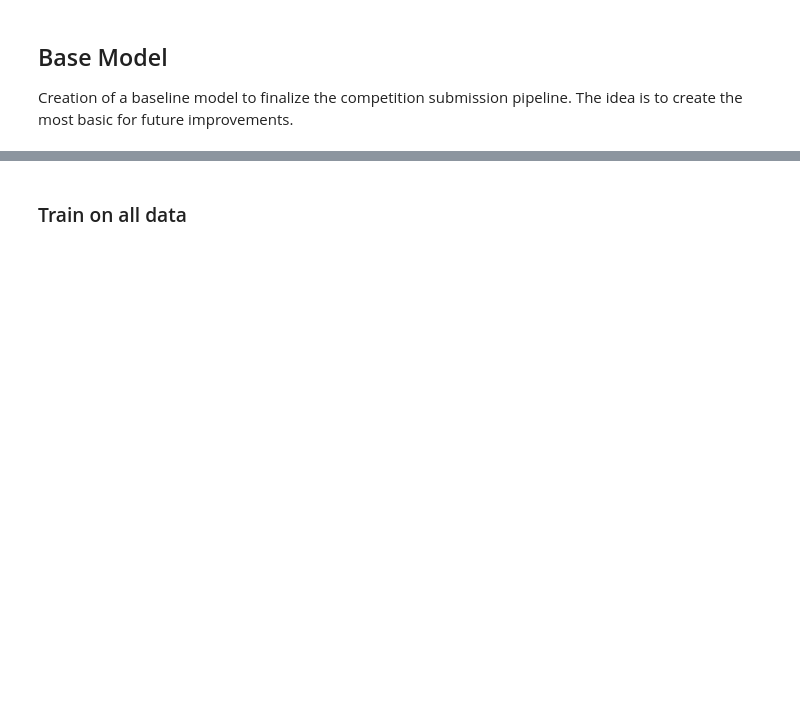
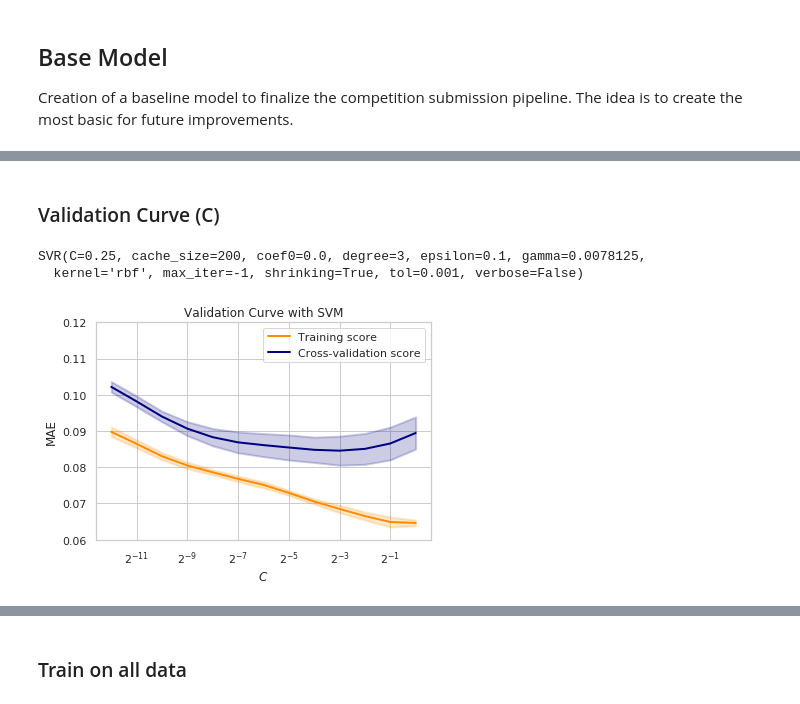
Before and after one commit to eraldoluis/kddbr-2018, a Jupyter notebook: nb/validation-svr.ipynb, the cells around one changed output, grey strips where cells are left out. Cells and saved outputs as stored; diff of their text form; code cells hidden in the pictures; blank space fills up the shorter version.

```diff
--- a/nb/validation-svr.ipynb
+++ b/nb/validation-svr.ipynb
@@ -176,0 +174,47 @@ res2.sort_values('mean_test_score', ascending=False).head(20)
+# %% [markdown]
+### Validation Curve (C)
+# %%
+from sklearn.model_selection import validation_curve
+
+# Param gamma range.
+C_range = np.logspace(-12, 0, 13, base=2)
+
+# Cross-validation generator.
+cv = cvPerYear(X, y, 2009, 2012, evalOnlyLast=False)
+
+# Model.
+model = SVR(**param_search.best_params_)
+print(model)
+
+train_scores, test_scores = validation_curve(
+    model, Xt, y, param_name='C',
+    param_range=C_range, cv=cv,
+    scoring='neg_mean_absolute_error', n_jobs=N_JOBS)
+
+train_scores_mean = -np.mean(train_scores, axis=1)
+train_scores_std = np.std(train_scores, axis=1)
+test_scores_mean = -np.mean(test_scores, axis=1)
+test_scores_std = np.std(test_scores, axis=1)
+# %% [output]
+SVR(C=0.25, cache_size=200, coef0=0.0, degree=3, epsilon=0.1, gamma=0.0078125,
+  kernel='rbf', max_iter=-1, shrinking=True, tol=0.001, verbose=False)
+# %%
+plt.title("Validation Curve with SVM")
+plt.xlabel("$C$")
+plt.ylabel("MAE")
+plt.ylim(0.06, 0.12)
+lw = 2
+plt.semilogx(C_range, train_scores_mean, label="Training score",
+             color="darkorange", lw=lw, basex=2)
+plt.fill_between(C_range, train_scores_mean - train_scores_std,
+                 train_scores_mean + train_scores_std, alpha=0.2,
+                 color="darkorange", lw=lw)
+plt.semilogx(C_range, test_scores_mean, label="Cross-validation score",
+             color="navy", lw=lw, basex=2)
+plt.fill_between(C_range, test_scores_mean - test_scores_std,
+                 test_scores_mean + test_scores_std, alpha=0.2,
+                 color="navy", lw=lw)
+plt.legend(loc="best")
+plt.show()
+# %% [output]
+[figure, added]
```
Also changed, not shown: parts of 13 cells of this notebook.
